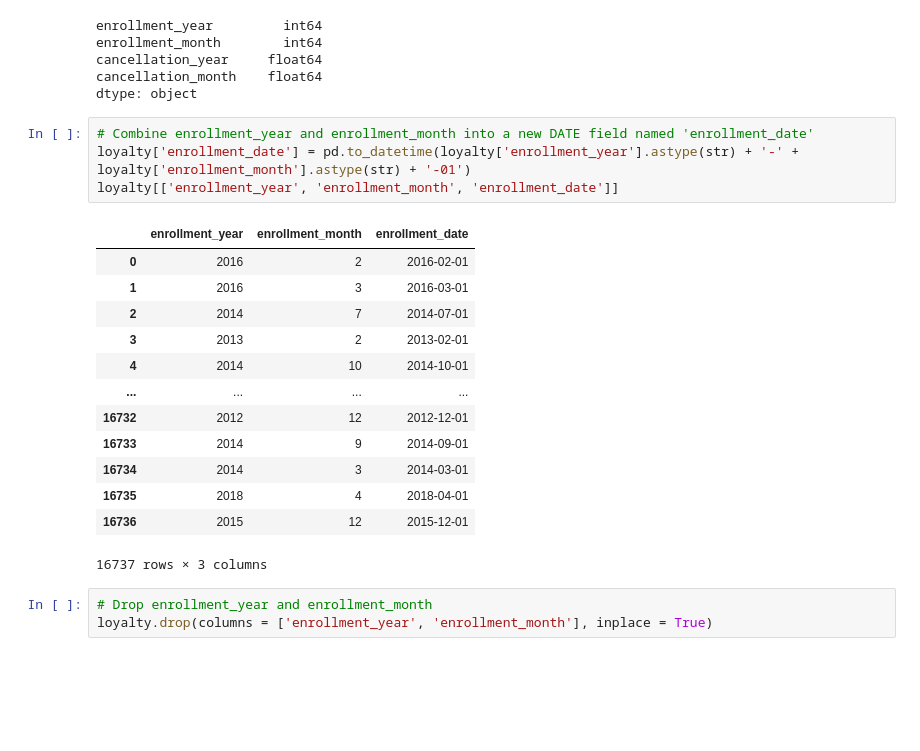
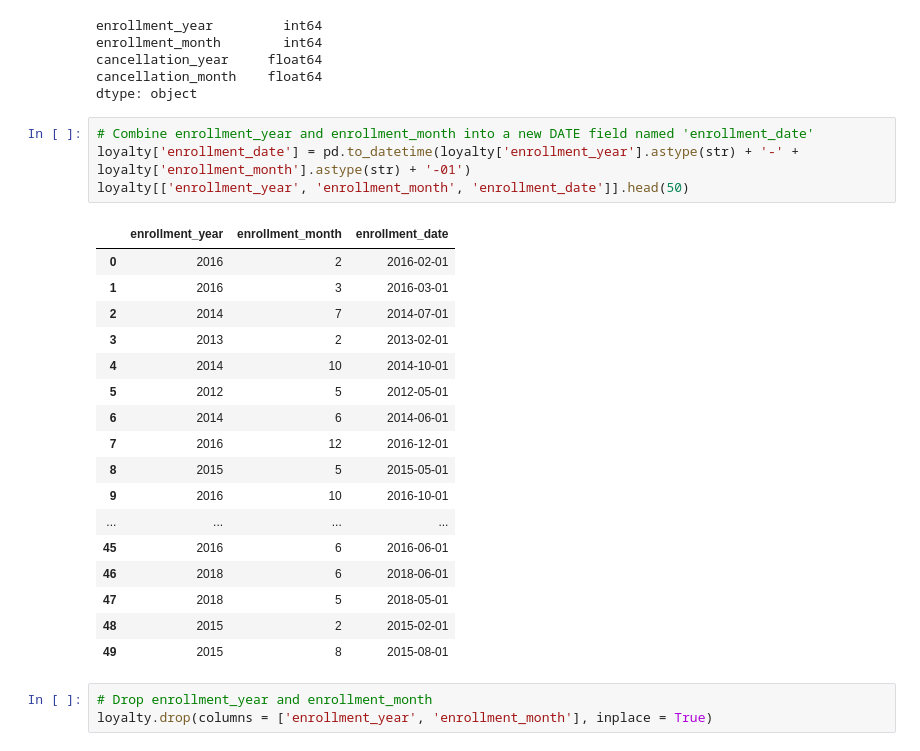
Before and after one commit to rml-lee/MYSQL-Tableau-Customer-Flights-Project, a Jupyter notebook: Data Cleaning & Exploration - Airline Loyalty Campaign Program Impact on Flights.ipynb, the cells around one changed output. Cells and saved outputs as stored; diff of their text form; blank space fills up the shorter version.

```diff
--- a/Data Cleaning & Exploration - Airline Loyalty Campaign Program Impact on Flights.ipynb
+++ b/Data Cleaning & Exploration - Airline Loyalty Campaign Program Impact on Flights.ipynb
@@ -171,21 +171,25 @@ dtype: object
 # %%
 # Combine enrollment_year and enrollment_month into a new DATE field named 'enrollment_date'
 loyalty['enrollment_date'] = pd.to_datetime(loyalty['enrollment_year'].astype(str) + '-' + loyalty['enrollment_month'].astype(str) + '-01')
-loyalty[['enrollment_year', 'enrollment_month', 'enrollment_date']]
+loyalty[['enrollment_year', 'enrollment_month', 'enrollment_date']].head(50)
 # %% [output]
 |  | enrollment_year | enrollment_month | enrollment_date |
 | 0 | 2016 | 2 | 2016-02-01 |
 | 1 | 2016 | 3 | 2016-03-01 |
 | 2 | 2014 | 7 | 2014-07-01 |
 | 3 | 2013 | 2 | 2013-02-01 |
 | 4 | 2014 | 10 | 2014-10-01 |
+| 5 | 2012 | 5 | 2012-05-01 |
+| 6 | 2014 | 6 | 2014-06-01 |
+| 7 | 2016 | 12 | 2016-12-01 |
+| 8 | 2015 | 5 | 2015-05-01 |
+| 9 | 2016 | 10 | 2016-10-01 |
 | ... | ... | ... | ... |
-| 16732 | 2012 | 12 | 2012-12-01 |
-| 16733 | 2014 | 9 | 2014-09-01 |
-| 16734 | 2014 | 3 | 2014-03-01 |
-| 16735 | 2018 | 4 | 2018-04-01 |
-| 16736 | 2015 | 12 | 2015-12-01 |
+| 45 | 2016 | 6 | 2016-06-01 |
+| 46 | 2018 | 6 | 2018-06-01 |
+| 47 | 2018 | 5 | 2018-05-01 |
+| 48 | 2015 | 2 | 2015-02-01 |
+| 49 | 2015 | 8 | 2015-08-01 |
-16737 rows × 3 columns
 # %%
 # Drop enrollment_year and enrollment_month
 loyalty.drop(columns = ['enrollment_year', 'enrollment_month'], inplace = True)
```
Also changed, not shown: parts of 4 cells of this notebook.
